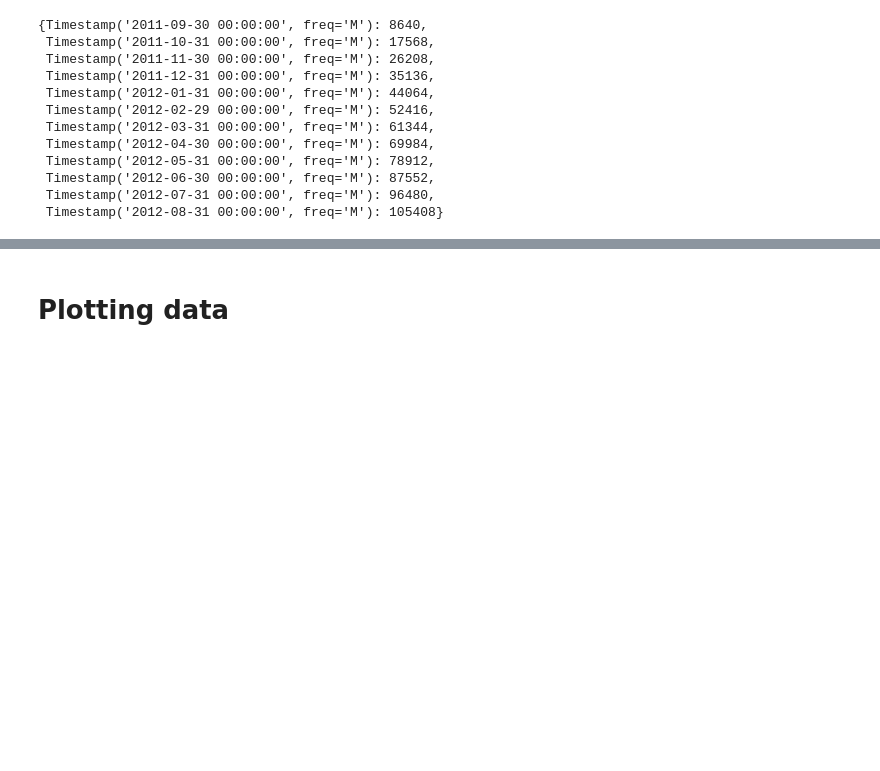
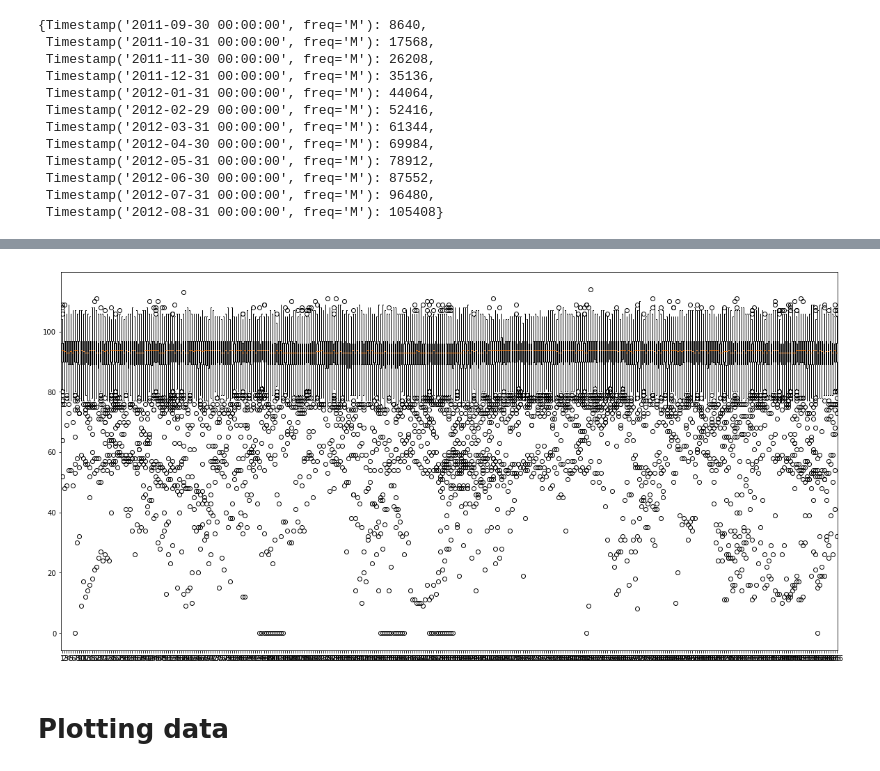
Before and after one commit to albnc/WaveletTrafficAnalysis, a Jupyter notebook: waveAnalysis.ipynb, the cells around one changed output, grey strips where cells are left out. Saved outputs shown, nothing was run; the diff lists cells and outputs as text; code cells hidden in the pictures; blank space fills up the shorter version.

```diff
--- a/waveAnalysis.ipynb
+++ b/waveAnalysis.ipynb
@@ -157,3 +167,12 @@ plt.show()
+# %%
+arrVel = np.array(data['Velocidade[km/h]'])
+arrVel = arrVel.reshape(288,366)
+plt.figure(figsize=(20,10))
+plt.boxplot(arrVel)
+plt.savefig('Speed_boxplot_Daily.png', dpi=600)
+plt.show()
+# %% [output]
+[figure, added]
 # %% [markdown]
 # Plotting data
 # %%
```
Also changed, not shown: parts of 20 cells of this notebook, 1 other file.
